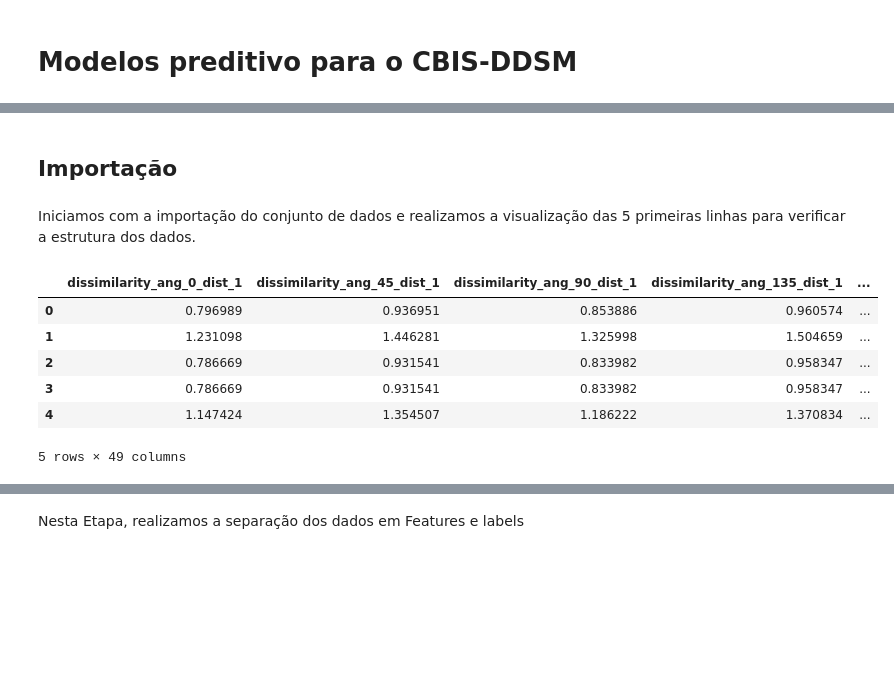
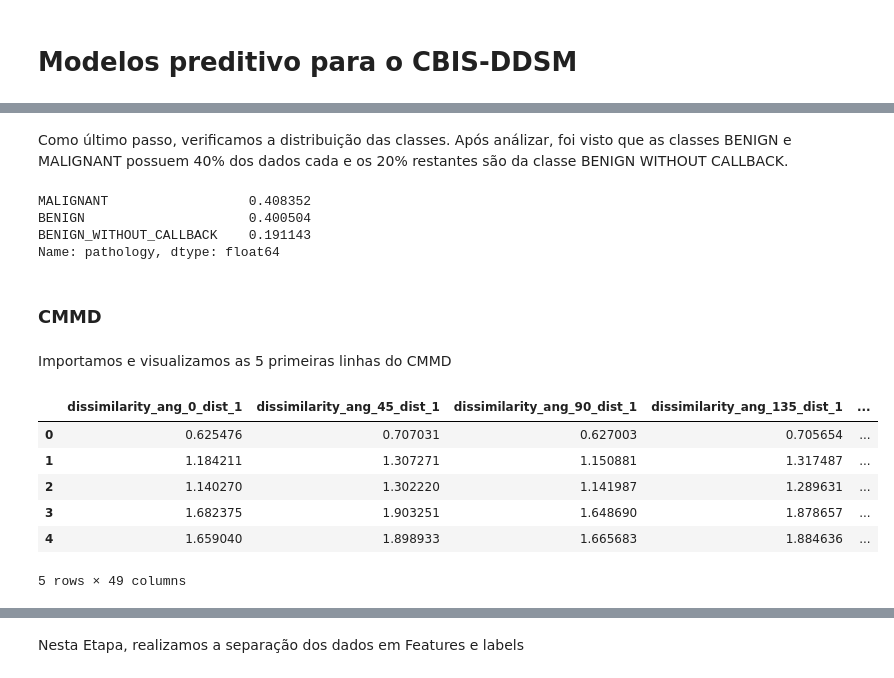
Before and after one commit to matheusssilva991/Radiomica, a Jupyter notebook: src/mamografia/model.ipynb, the cells around one changed output, grey strips where cells are left out. Saved outputs shown, nothing was run; the diff lists cells and outputs as text; code cells hidden in the pictures; blank space fills up the shorter version.

Commit message:
Extração features GLCM e criação de modelos classificação

```diff
--- a/src/mamografia/model.ipynb
+++ b/src/mamografia/model.ipynb
@@ -14,15 +52,24 @@ from keras.wrappers.scikit_learn import KerasClassifier
+# %% [markdown]
+Como último passo, verificamos a distribuição das classes. Após análizar, foi visto que as classes BENIGN e MALIGNANT possuem 40% dos dados cada e os 20% restantes são da classe BENIGN WITHOUT CALLBACK.
+# %%
+breast_cancer_CBIS['pathology'].value_counts(normalize=True)
+# %% [output]
+MALIGNANT                  0.408352
+BENIGN                     0.400504
+BENIGN_WITHOUT_CALLBACK    0.191143
+Name: pathology, dtype: float64
 # %% [markdown]
-## Importação
+### CMMD
-# %% [markdown]
-Iniciamos com a importação do conjunto de dados e realizamos a visualização das 5 primeiras linhas para verificar a estrutura dos dados.
+# %% [markdown]
+Importamos e visualizamos as 5 primeiras linhas do CMMD
 # %%
-breast_cancer = pd.read_csv("../../outputs/mamografia/matriz_features_glcm.csv")
-breast_cancer.head()
+breast_cancer_CMMD = pd.read_csv("../../outputs/mamografia/matriz_features_glcm_CMMD.csv")
+breast_cancer_CMMD.head()
 # %% [output]
 |  | dissimilarity_ang_0_dist_1 | dissimilarity_ang_45_dist_1 | dissimilarity_ang_90_dist_1 | dissimilarity_ang_135_dist_1 | ... |
-| 0 | 0.796989 | 0.936951 | 0.853886 | 0.960574 | ... |
-| 1 | 1.231098 | 1.446281 | 1.325998 | 1.504659 | ... |
-| 2 | 0.786669 | 0.931541 | 0.833982 | 0.958347 | ... |
-| 3 | 0.786669 | 0.931541 | 0.833982 | 0.958347 | ... |
-| 4 | 1.147424 | 1.354507 | 1.186222 | 1.370834 | ... |
+| 0 | 0.625476 | 0.707031 | 0.627003 | 0.705654 | ... |
+| 1 | 1.184211 | 1.307271 | 1.150881 | 1.317487 | ... |
+| 2 | 1.140270 | 1.302220 | 1.141987 | 1.289631 | ... |
+| 3 | 1.682375 | 1.903251 | 1.648690 | 1.878657 | ... |
+| 4 | 1.659040 | 1.898933 | 1.665683 | 1.884636 | ... |
 5 rows × 49 columns
```
Also changed, not shown: parts of 88 cells of this notebook, 6 other files.
